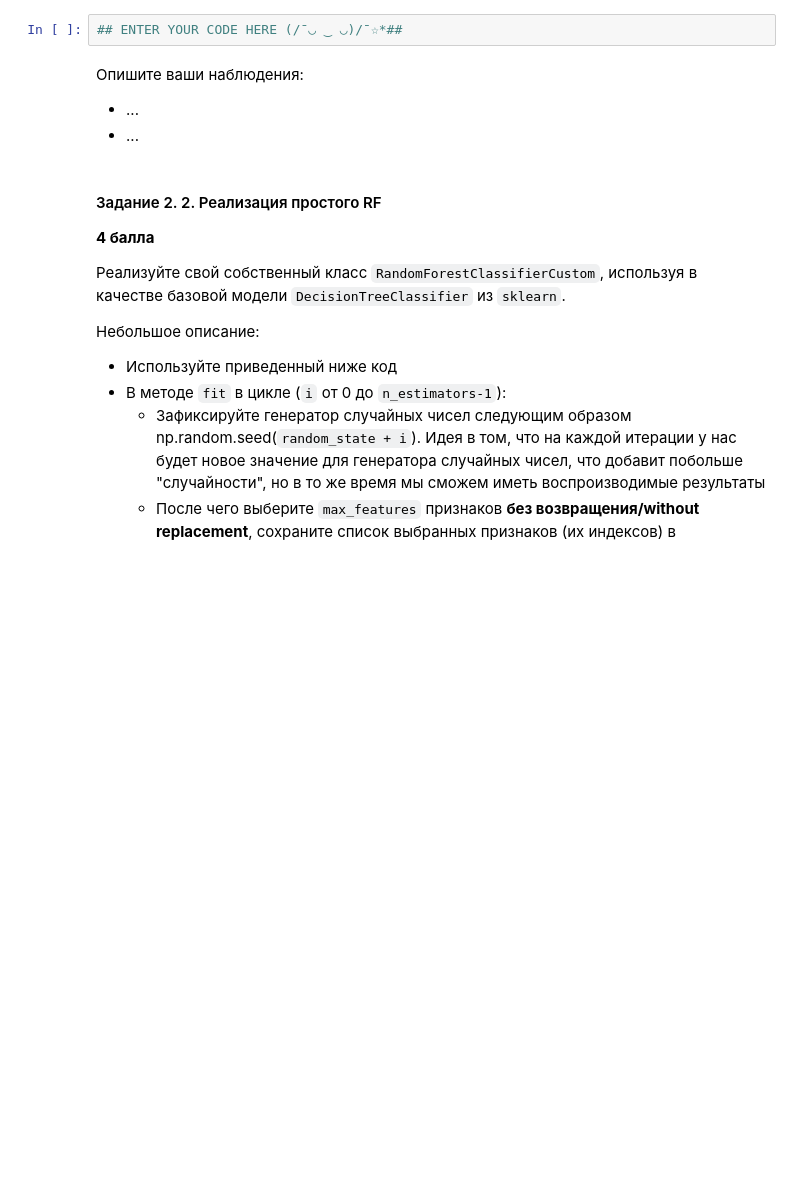
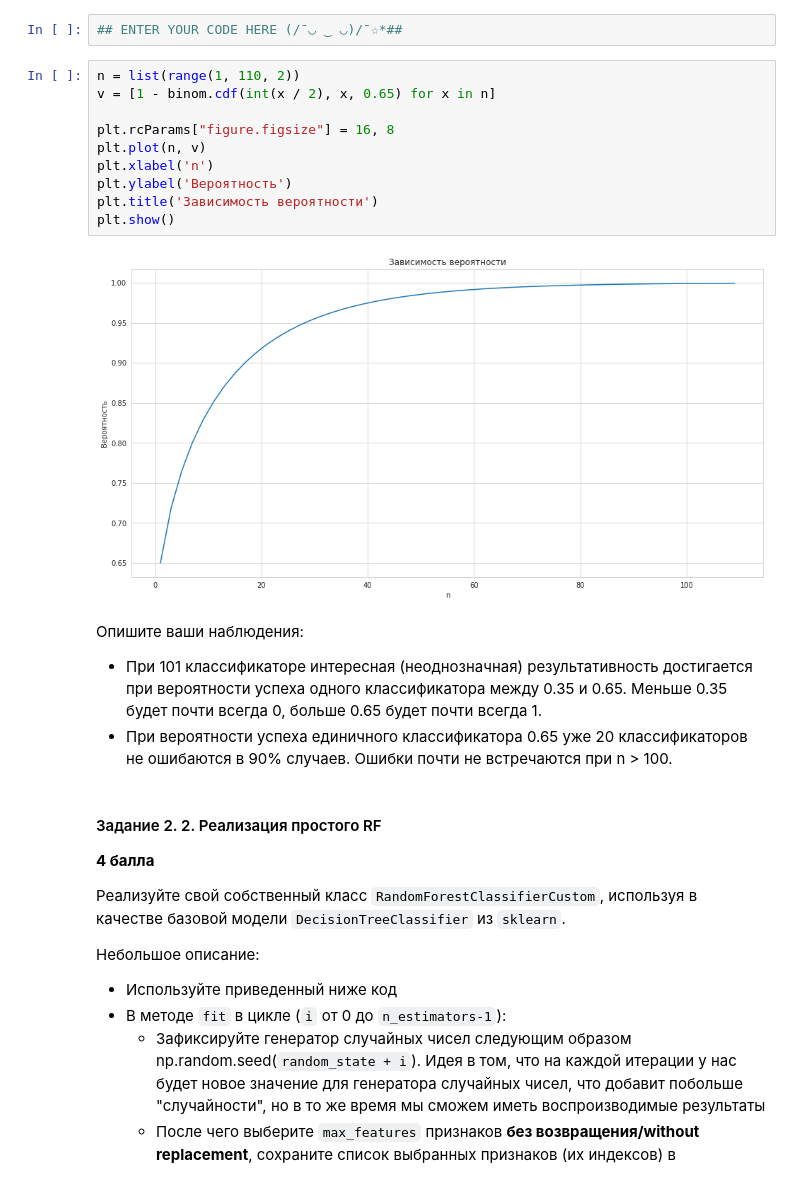
Before and after one commit to kambizaur/BI_ML_2023, a Jupyter notebook: HW_05_ensembles/code/Ensembles.ipynb, the cells around one changed output. Cells and saved outputs as stored; diff of their text form; blank space fills up the shorter version.

```diff
--- a/HW_05_ensembles/code/Ensembles.ipynb
+++ b/HW_05_ensembles/code/Ensembles.ipynb
@@ -83,11 +112,23 @@ $$ \large \mu = \sum_ {i = 51} ^ {101} C_{101} ^ ip ^ i (1-p) ^ {101-i} $$
 А теперь давайте посмотрим на другую ситуацию. У нас есть фиксированная вероятность того, что модель правильно классифицирует объект `p = 0.65`. Постройте зависимость вероятности правильно классифицировать объект от числа моделей в ансамбле.
 # %%
 ## ENTER YOUR CODE HERE (/¯◡ ‿ ◡)/¯☆*##
+# %%
+n = list(range(1, 110, 2))
+v = [1 - binom.cdf(int(x / 2), x, 0.65) for x in n]
+
+plt.rcParams["figure.figsize"] = 16, 8
+plt.plot(n, v)
+plt.xlabel('n')
+plt.ylabel('Вероятность')
+plt.title('Зависимость вероятности')
+plt.show()
+# %% [output]
+[figure, added]
 # %% [markdown]
 Опишите ваши наблюдения:
 
-* ...
-* ...
+* При 101 классификаторе интересная (неоднозначная) результативность достигается при вероятности успеха одного классификатора между 0.35 и 0.65. Меньше 0.35 будет почти всегда 0, больше 0.65 будет почти всегда 1.
+* При вероятности успеха единичного классификатора 0.65 уже 20 классификаторов не ошибаются в 90% случаев. Ошибки почти не встречаются при n > 100.
 # %% [markdown]
 #### Задание 2. 2. Реализация простого RF
 
```
Also changed, not shown: parts of 32 cells of this notebook, 1 other file.
